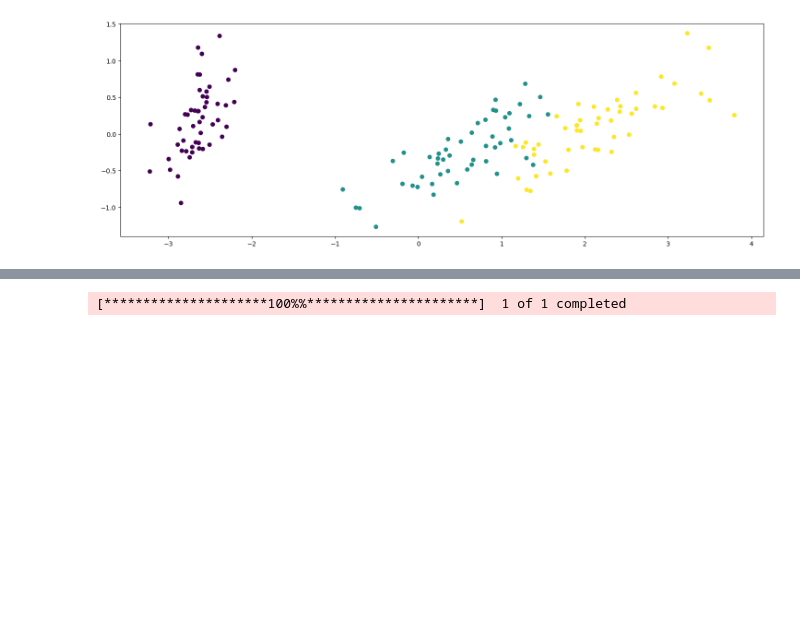
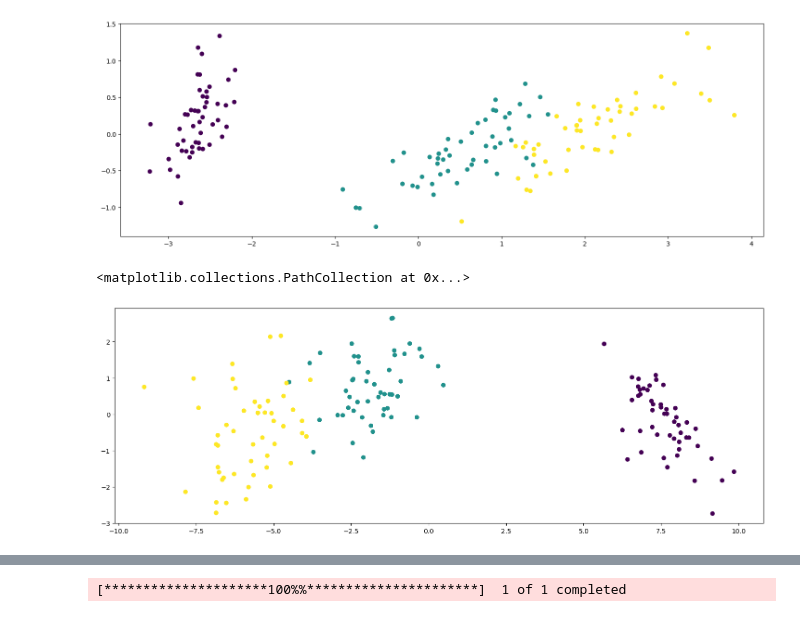
Before and after one commit to kaygun/2024-Spring-388E, a Jupyter notebook: lectures/lecture-02.ipynb, the cells around one changed output, grey strips where cells are left out. Drawn from its saved outputs; the diff is of its cells as text; code cells hidden in the pictures; blank space fills up the shorter version.

```diff
--- a/lectures/lecture-02.ipynb
+++ b/lectures/lecture-02.ipynb
@@ -364,6 +414,19 @@ plt.scatter(projected_data['X'],projected_data['Y'],c=iris['target'])
 # %% [output]
 <matplotlib.collections.PathCollection at 0x...>
 [figure]
+# %%
+from sklearn.discriminant_analysis import LinearDiscriminantAnalysis as LDA
+
+projection = LDA(n_components=2)
+projection.fit(iris['data'], y=iris['target'])
+transformed = projection.transform(iris['data'])
+projected_data = pd.DataFrame(transformed,columns=['X','Y'])
+projected_data['Species'] = iris['target']
+plt.figure(figsize=(18,6))
+plt.scatter(projected_data['X'],projected_data['Y'],c=iris['target'])
+# %% [output]
+<matplotlib.collections.PathCollection at 0x...>
+[figure, added]
 # %%
 import altair as alt
 
```
Also changed, not shown: parts of 19 cells of this notebook.
